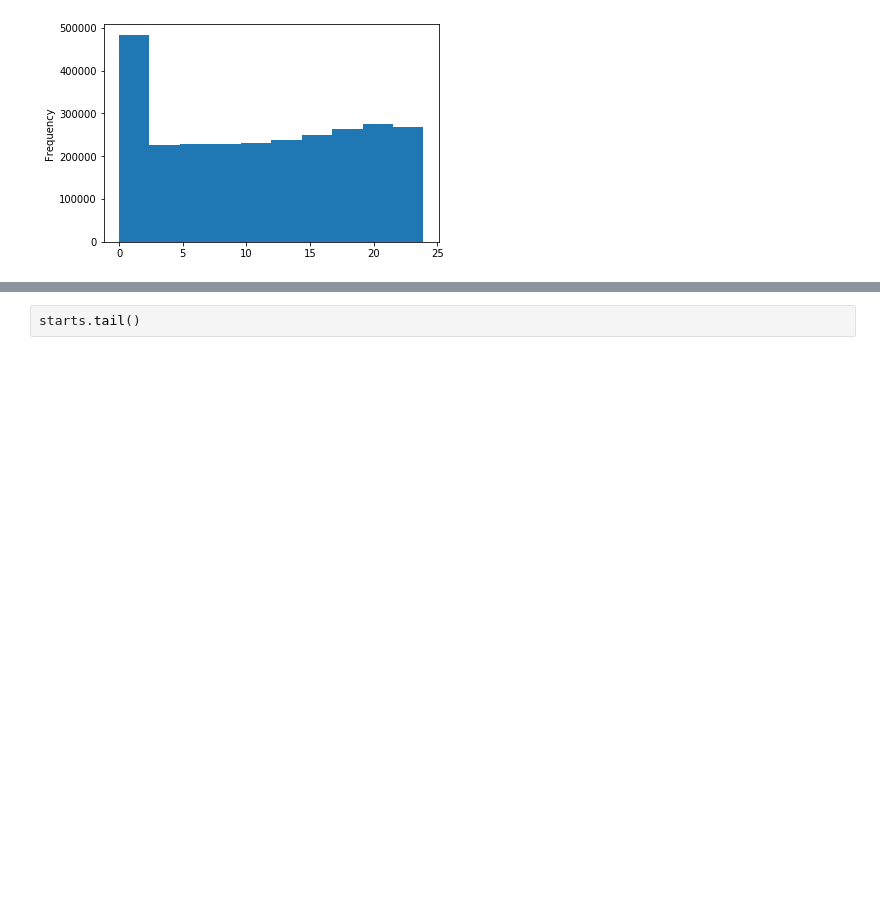
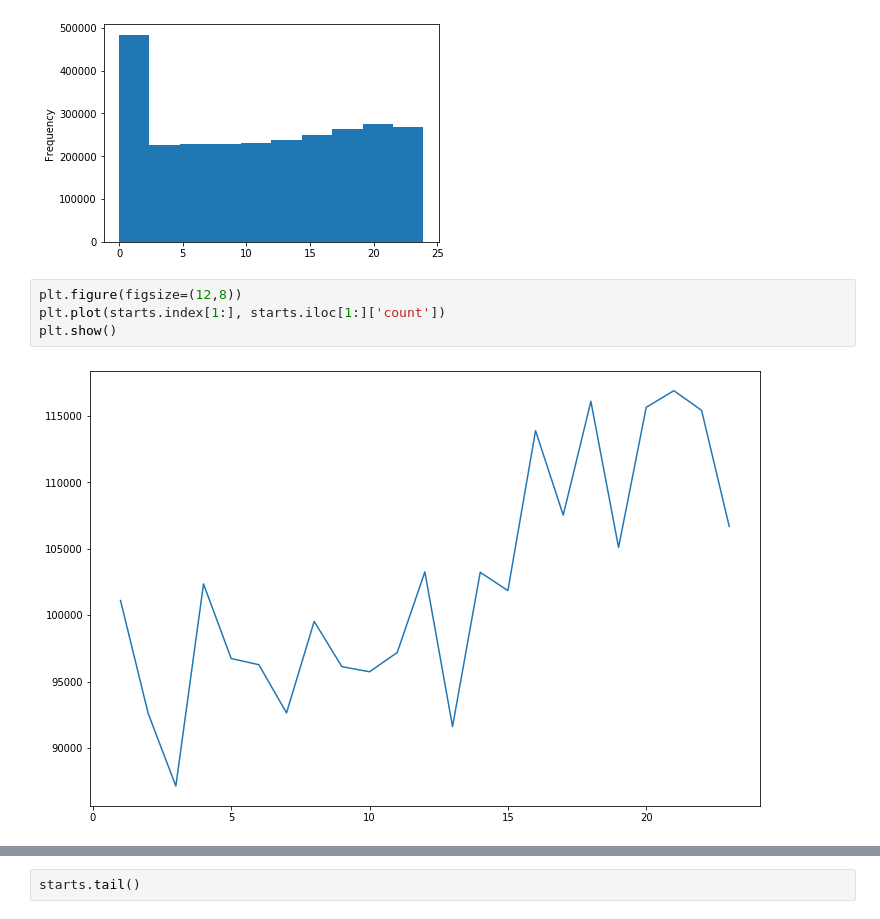
Before and after one commit to hubbs5/or-gym, a Jupyter notebook: notebooks/vm_packing.ipynb, the cells around one changed output, grey strips where cells are left out. Cells and saved outputs as stored; diff of their text form; blank space fills up the shorter version.

```diff
--- a/notebooks/vm_packing.ipynb
+++ b/notebooks/vm_packing.ipynb
@@ -225,3 +225,9 @@ df['start_time'].plot(kind='hist')
 # %% [output]
 <matplotlib.axes._subplots.AxesSubplot at 0x...>
 [figure]
+# %%
+plt.figure(figsize=(12,8))
+plt.plot(starts.index[1:], starts.iloc[1:]['count'])
+plt.show()
+# %% [output]
+[figure, added]
```
Also changed, not shown: parts of 6 cells of this notebook, 4 other files.
